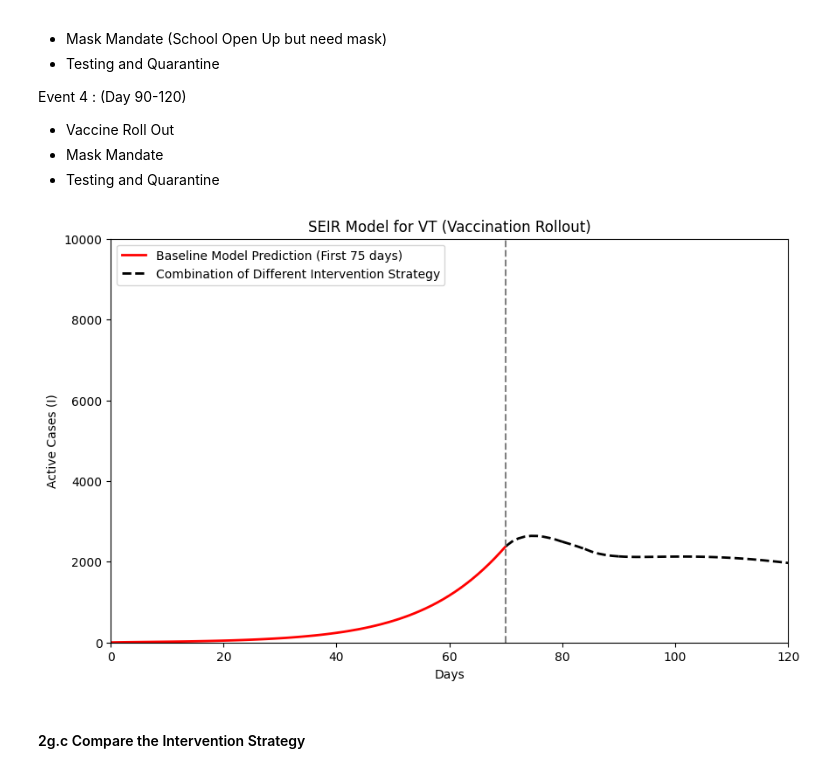
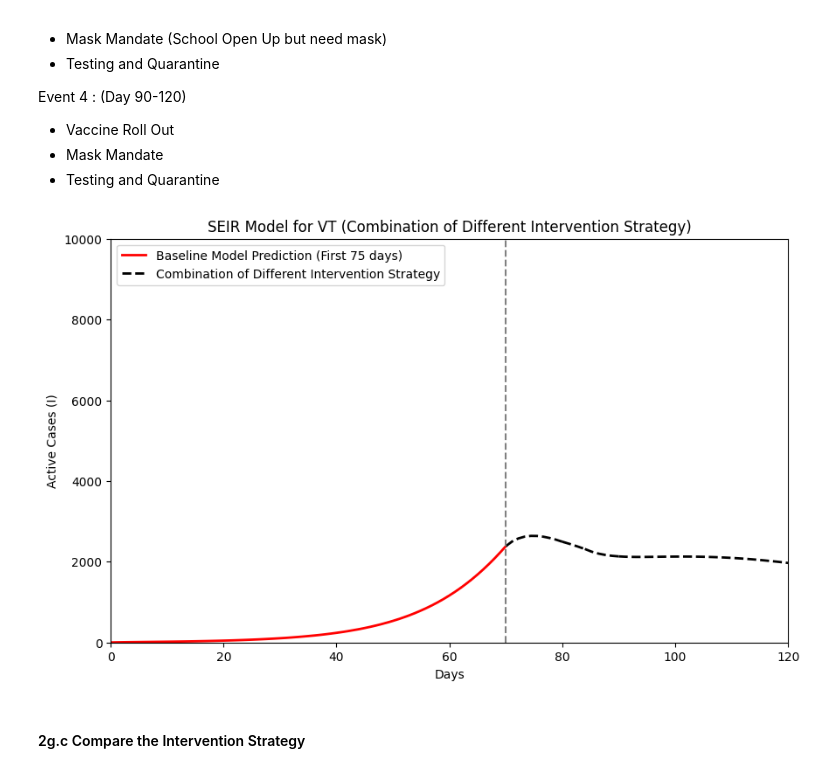
Before and after one commit to ktt920/Module-2-Epidemics-SIR-Modeling, a Jupyter notebook: Notebook examples/Template_student_final_notebook.ipynb, the cells around one changed output. Saved outputs shown, nothing was run; the diff lists cells and outputs as text; code cells hidden in the pictures.

```diff
--- a/Notebook examples/Template_student_final_notebook.ipynb
+++ b/Notebook examples/Template_student_final_notebook.ipynb
@@ -835,35 +858,35 @@ days_CDIS3 = np.linspace(84, 90,len(I_fit_CDIS3))
 
 # Event 4 : (Day 90 - 120)
     # Vaccine Rollout Event on Day 90 (1000 People)
 S_fit_preCDIS4 = S_fit_CDIS3[-1] - (1000 * 0.9)
 R_fit_preCDIS4 = R_fit_CDIS3[-1] + (1000 * 0.9)
     # Mask Mandate (b_opt_mm)
     # Testing and Quarantine (g_opt_tq)
 S_fit_CDIS4, E_fit_CDIS4, I_fit_CDIS4, R_fit_CDIS4 = SEIR(b_opt_mm, s_opt, g_opt_tq, S_fit_preCDIS4, E_fit_CDIS3[-1], I_fit_CDIS3[-1], R_fit_preCDIS4, 29, N)
 days_CDIS4 = np.linspace(90, 120,len(I_fit_CDIS4))
 
 
 # Plotting model
 plt.figure(figsize=(10, 6))
 # Plot the model progression for the day 0-70
 plt.plot(I_fit, label='Baseline Model Prediction (First 75 days)', color='red', linewidth=2)
 # Model plot for vaccination rollout event, the three sections to have a continous labeling
 plt.plot(days_CDIS1,I_fit_CDIS1, label='Combination of Different Intervention Strategy', color='black', linestyle='--',linewidth=2)
 plt.plot(days_CDIS2,I_fit_CDIS2, color='black', linestyle='--', linewidth=2)
 plt.plot(days_CDIS3,I_fit_CDIS3, color='black', linestyle='--', linewidth=2)
 plt.plot(days_CDIS4,I_fit_CDIS4, color='black', linestyle='--', linewidth=2)
 #Draw a vertical graph dash line to mark when intervention campaigns starts
 plt.axvline(x=70, color='gray', linestyle='--')
 # Label graph wth correct axes and appropiate title
-plt.title('SEIR Model for VT (Vaccination Rollout)')
+plt.title('SEIR Model for VT (Combination of Different Intervention Strategy)')
 plt.xlim(0,120) #Make the graph go from day 0 to day 120
 plt.ylim(0,10000) #Make the y range of the graph consistent between all interventions
 plt.xlabel('Days')
 plt.ylabel('Active Cases (I)')
 plt.legend()
 plt.show()
 # %% [output]
-[figure, old version]
+[figure, new version]
 # %% [markdown]
 #### 2g.c Compare the Intervention Strategy
 # %%
```
Also changed, not shown: parts of 7 cells of this notebook.
